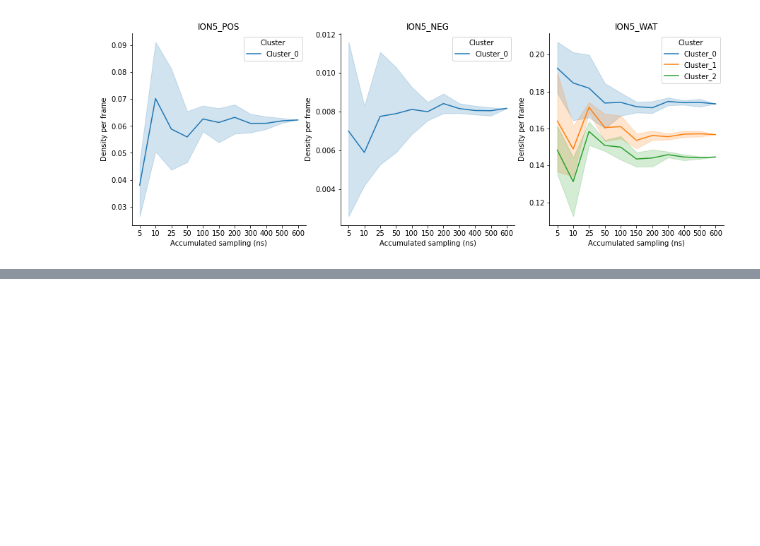
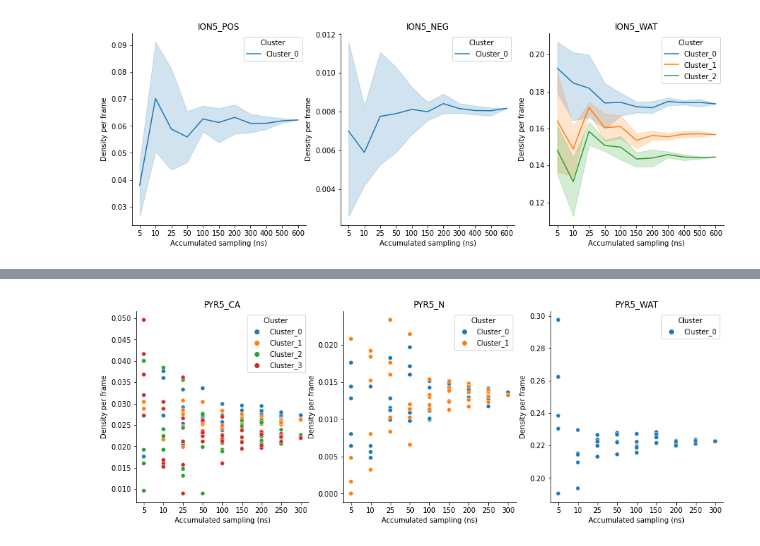
Before and after one commit to AlvaroSmorras/mdmix_convergence, a Jupyter notebook: lib/Convergence_analysis.ipynb, the cells around one changed output, grey strips where cells are left out. Saved outputs shown, nothing was run; the diff lists cells and outputs as text; code cells hidden in the pictures; blank space fills up the shorter version.

Commit message:
WIP convergence plotting

```diff
--- a/lib/Convergence_analysis.ipynb
+++ b/lib/Convergence_analysis.ipynb
@@ -11,7 +11,7 @@ def proliferate(item, times):
 def flatten_df(input_df):
     flat_dir = dict()
     for name, row in input_df.iterrows():
-        flat_dir.setdefault('Accumulated sampling (ns)', list()).extend(list(row.keys()))
+        flat_dir.setdefault('Accumulated sampling (ns)', list()).extend([int(x) for x in row.keys())
         flat_dir.setdefault('Density per frame', list()).extend(list(row.values))
         cluster, sampling_method, replica = (proliferate(item, len(row.values)) for item in name.split('-'))
         flat_dir.setdefault('Cluster', list()).extend(cluster)
@@ -81,0 +82,13 @@ row_plot_convergence(probes, data_frames)
+# %%
+def row_plot_convergence_2(probe_names, data_frames):
+    fig, ax = plt.subplots(1,len(probe_names), figsize=(15,5),  sharex=True)
+    for i, data in enumerate(data_frames):
+        sns.scatterplot(y='Density per frame', x='Accumulated sampling (ns)', hue='Cluster', data=data, ax=ax[i])
+        ax[i].set_title(probe_names[i])
+    sns.despine()
+file_template = '../outputs/PFKFB3_6HVI/PFKFB3_6HVI_{probe}.csv'
+probes = ['PYR5_CA', 'PYR5_N', 'PYR5_WAT']
+data_frames = [flatten_df(pd.read_csv(file_template.format(probe = probe), index_col=0)) for probe in probes]
+row_plot_convergence_2(probes, data_frames)
+# %% [output]
+[figure, added]
```
Also changed, not shown: parts of 8 cells of this notebook.
